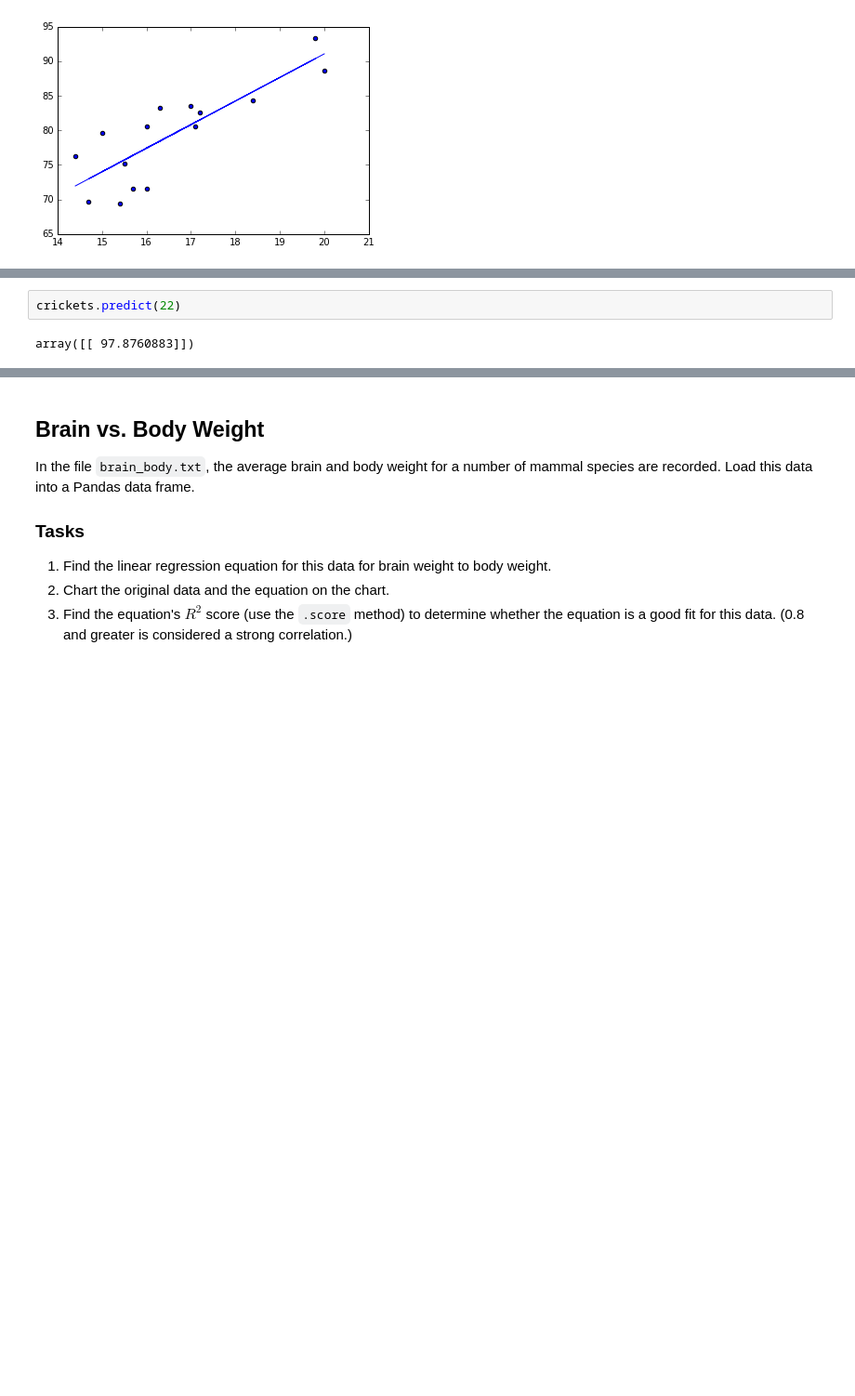
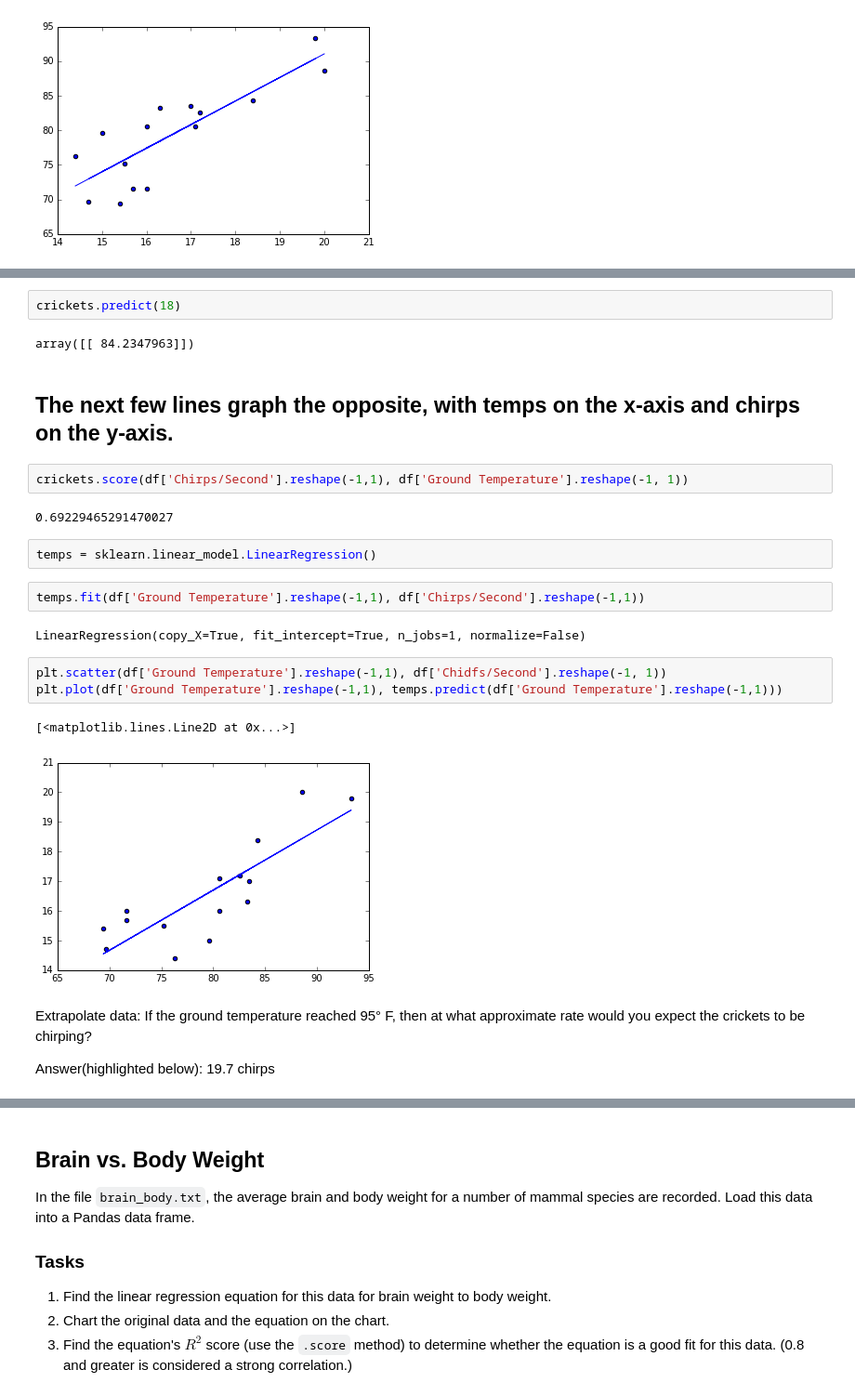
Before and after one commit to RyanOakes/linear_regression, a Jupyter notebook: simple-linear-regression.ipynb, the cells around one changed output, grey strips where cells are left out. Shown: that part at 93% size. Drawn from its saved outputs; the diff is of its cells as text; blank space fills up the shorter version.

```diff
--- a/simple-linear-regression.ipynb
+++ b/simple-linear-regression.ipynb
@@ -50,4 +60,26 @@ plt.plot(df['Chirps/Second'].reshape(-1,1), crickets.predict(df['Chirps/Second']
 # %%
-crickets.predict(22)
+crickets.predict(18)
 # %% [output]
-array([[ 97.8760883]])
+array([[ 84.2347963]])
+# %% [markdown]
+## The next few lines graph the opposite, with temps on the x-axis and chirps on the y-axis.
+# %%
+crickets.score(df['Chirps/Second'].reshape(-1,1), df['Ground Temperature'].reshape(-1, 1))
+# %% [output]
+0.69229465291470027
+# %%
+temps = sklearn.linear_model.LinearRegression()
+# %%
+temps.fit(df['Ground Temperature'].reshape(-1,1), df['Chirps/Second'].reshape(-1,1))
+# %% [output]
+LinearRegression(copy_X=True, fit_intercept=True, n_jobs=1, normalize=False)
+# %%
+plt.scatter(df['Ground Temperature'].reshape(-1,1), df['Chidfs/Second'].reshape(-1, 1))
+plt.plot(df['Ground Temperature'].reshape(-1,1), temps.predict(df['Ground Temperature'].reshape(-1,1)))
+# %% [output]
+[<matplotlib.lines.Line2D at 0x...>]
+[figure, added]
+# %% [markdown]
+Extrapolate data: If the ground temperature reached 95° F, then at what approximate rate would you expect the crickets to be chirping?
+
+Answer(highlighted below): 19.7 chirps
```
Also changed, not shown: parts of 37 cells of this notebook.
